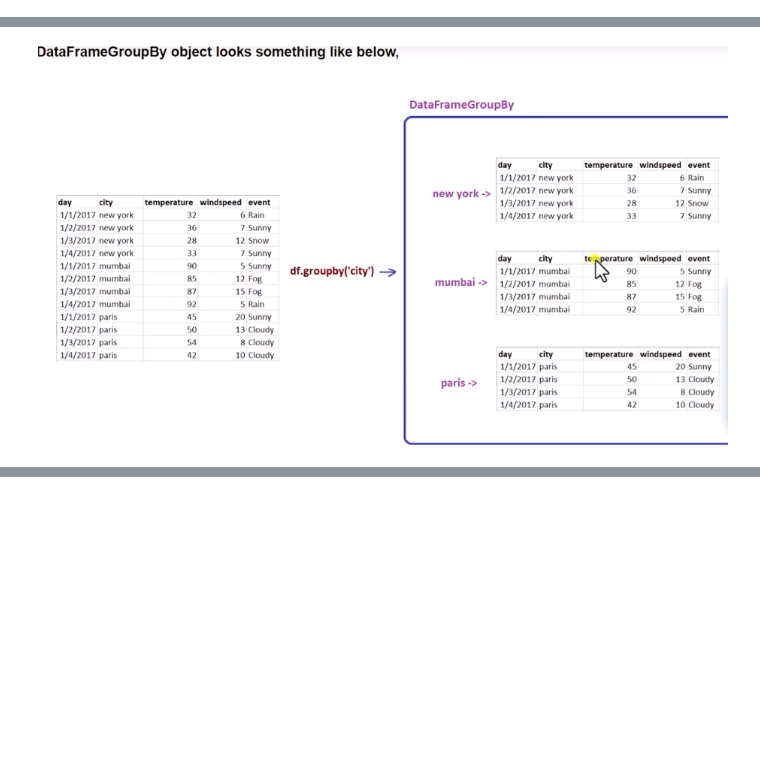
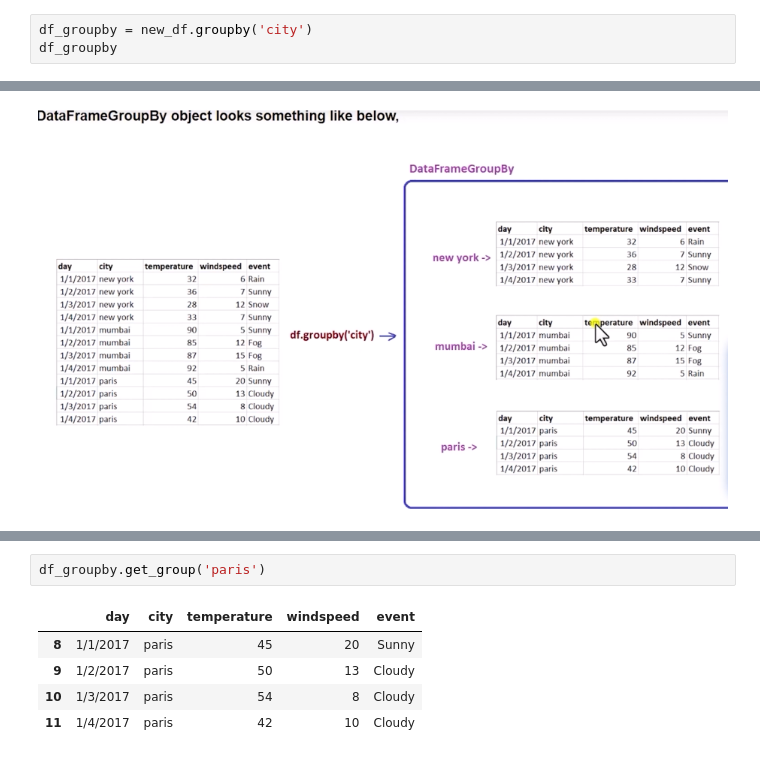
Before and after one commit to MoeedKhan-AMK/Pandas, a Jupyter notebook: Chapter5_grouping_data/program.ipynb, the cells around one changed output, grey strips where cells are left out. Drawn from its saved outputs; the diff is of its cells as text; blank space fills up the shorter version.

```diff
--- a/Chapter5_grouping_data/program.ipynb
+++ b/Chapter5_grouping_data/program.ipynb
@@ -53,2 +56,5 @@ data_frame_groupby
 # %% [output]
 <pandas.core.groupby.generic.DataFrameGroupBy object at 0x...>
+# %%
+df_groupby = new_df.groupby('city')
+df_groupby
@@ -72,0 +81,8 @@ Name: Temperature, Length: 100, dtype: float64
+# %%
+df_groupby.get_group('paris')
+# %% [output]
+|  | day | city | temperature | windspeed | event |
+| 8 | 1/1/2017 | paris | 45 | 20 | Sunny |
+| 9 | 1/2/2017 | paris | 50 | 13 | Cloudy |
+| 10 | 1/3/2017 | paris | 54 | 8 | Cloudy |
+| 11 | 1/4/2017 | paris | 42 | 10 | Cloudy |
```
Also changed, not shown: parts of 11 cells of this notebook, 3 other files.
